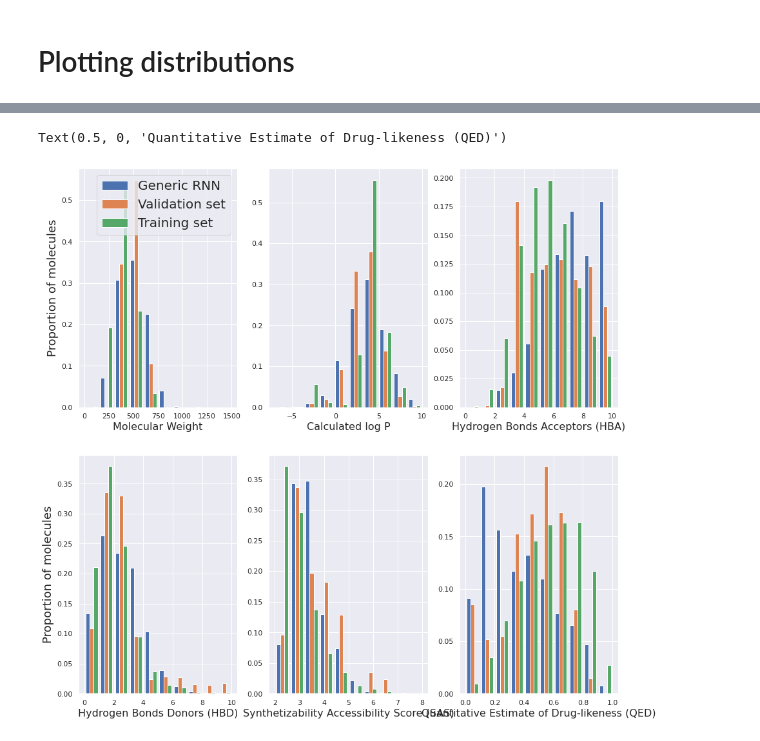
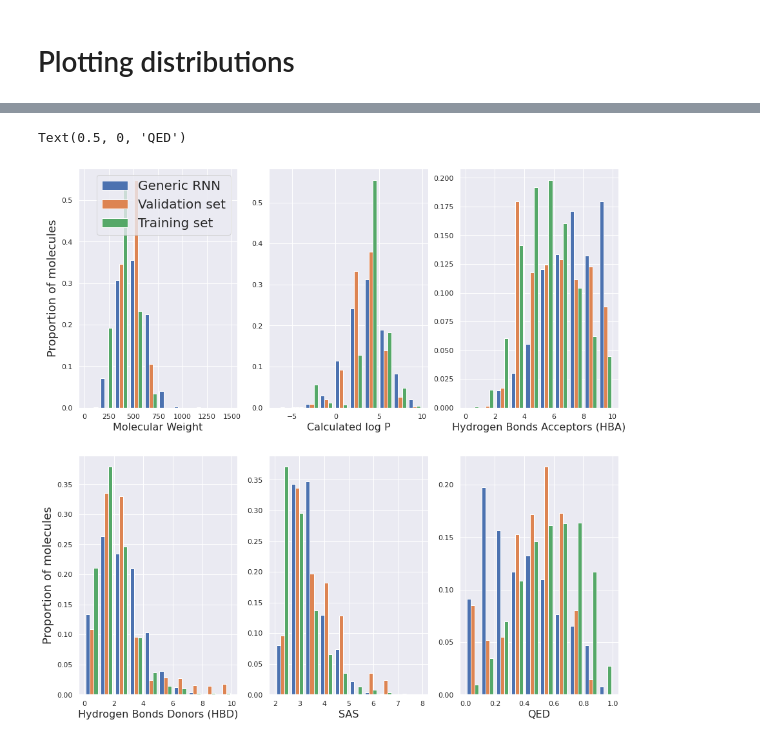
Before and after one commit to maxime-langevin/scaffold-constrained-generation, a Jupyter notebook: Distribution_learning_benchmarks.ipynb, the cells around one changed output, grey strips where cells are left out. Cells and saved outputs as stored; diff of their text form; code cells hidden in the pictures.

```diff
--- a/Distribution_learning_benchmarks.ipynb
+++ b/Distribution_learning_benchmarks.ipynb
@@ -293,8 +296,9 @@ drd2_patterns = ['c1(*)cccc2c1OCC(N(*)C(*))C2',
                  'O=C(NCC1N(*)CCC1)c1c(*)ccc(*)c1O(*)',
                  'O=C(NCCN1CCN(*)CC1)c1cc(Br)c2ccccc2c1(*)']
 # %%
-for i, pattern in enumerate(patterns):
-    val, uniques, mw, logp, synthetic_as, qeds, _, _ = validity_and_uniqueness_assessement(pattern, n_tryouts=10000, save_path='data/results_distribution_learning_benchmark/scaffold_'+str(i)+'_surechembl')
+if run_experiments:
+    for i, pattern in enumerate(patterns):
+        val, uniques, mw, logp, synthetic_as, qeds, _, _ = validity_and_uniqueness_assessement(pattern, n_tryouts=10000, save_path='data/results_distribution_learning_benchmark/scaffold_'+str(i)+'_surechembl')
 
-for i, pattern in enumerate(drd2_patterns):
-    val, uniques, mw, logp, synthetic_as, qeds, _, _ = validity_and_uniqueness_assessement(pattern, n_tryouts=10000, save_path='data/results_distribution_learning_benchmark/scaffold_'+str(i)+'_drd2')
+    for i, pattern in enumerate(drd2_patterns):
+        val, uniques, mw, logp, synthetic_as, qeds, _, _ = validity_and_uniqueness_assessement(pattern, n_tryouts=10000, save_path='data/results_distribution_learning_benchmark/scaffold_'+str(i)+'_drd2')
@@ -456,12 +441,15 @@ SAS_Chembl_original = []
 HBA_ChEMBL_original = []
 HBD_ChEMBL_original = []
 for mol in comparisons:
-    MW_Chembl_original.append(Descriptors.ExactMolWt(mol))
-    logP_Chembl_original.append(Descriptors.MolLogP(mol))
-    qed_list_Chembl_original.append(QED.qed(mol))
-    SAS_Chembl_original.append(calculateScore(mol))
-    HBA_ChEMBL_original.append(Lipinski.NumHAcceptors(mol))
-    HBD_ChEMBL_original.append(Lipinski.NumHDonors(mol))
+    try:
+        SAS_Chembl_original.append(calculateScore(mol))
+        MW_Chembl_original.append(Descriptors.ExactMolWt(mol))
+        logP_Chembl_original.append(Descriptors.MolLogP(mol))
+        qed_list_Chembl_original.append(QED.qed(mol))
+        HBA_ChEMBL_original.append(Lipinski.NumHAcceptors(mol))
+        HBD_ChEMBL_original.append(Lipinski.NumHDonors(mol))
+    except:
+        pass
 # %%
 # Getting a subset from ChEMBL ("training set" in the paper)
 suppl = Chem.SmilesMolSupplier('data/ChEMBL_filtered',delimiter='\t')
@@ -480,10 +468,14 @@ qed_list_Chembl = []
 SAS_Chembl = []
 HBA_ChEMBL = []
 HBD_ChEMBL = []
+
 for mol in comparisons:
-    MW_Chembl.append(Descriptors.ExactMolWt(mol))
-    logP_Chembl.append(Descriptors.MolLogP(mol))
-    qed_list_Chembl.append(QED.qed(mol))
-    SAS_Chembl.append(calculateScore(mol))
-    HBA_ChEMBL.append(Lipinski.NumHAcceptors(mol))
-    HBD_ChEMBL.append(Lipinski.NumHDonors(mol))
+    try:
+        SAS_Chembl.append(calculateScore(mol))
+        MW_Chembl.append(Descriptors.ExactMolWt(mol))
+        logP_Chembl.append(Descriptors.MolLogP(mol))
+        qed_list_Chembl.append(QED.qed(mol))
+        HBA_ChEMBL.append(Lipinski.NumHAcceptors(mol))
+        HBD_ChEMBL.append(Lipinski.NumHDonors(mol))
+    except:
+        pass
@@ -504,34 +514,34 @@ plt.subplot(232)
 plt.hist([logP, logP_Chembl, logP_Chembl_original], weights=[np.ones(len(logP)) / len(logP),
                                                        np.ones(len(logP_Chembl)) / len(logP_Chembl),
                                                        np.ones(len(logP_Chembl_original)) / len(logP_Chembl_original),], range= (-7,10), label=['Generated molecules', 'SureChEMBL molecules', 'ChEMBL molecules'])
 plt.xlabel('Calculated log P', fontsize=16)
 
 
 plt.subplot(233)
 plt.hist([HBA, HBA_ChEMBL_original, HBA_ChEMBL], weights=[np.ones(len(HBA)) / len(HBA),
                                                        np.ones(len(HBA_ChEMBL_original)) / len(HBA_ChEMBL_original),
                                                        np.ones(len(HBA_ChEMBL)) / len(HBA_ChEMBL),], range= (0,10), label=['Generated molecules', 'SureChEMBL molecules', 'ChEMBL molecules'])
 plt.xlabel('Hydrogen Bonds Acceptors (HBA)', fontsize=16)
 
 plt.subplot(234)
 plt.hist([HBD, HBD_ChEMBL_original, HBD_ChEMBL], weights=[np.ones(len(HBD)) / len(HBD),
                                                        np.ones(len(HBD_ChEMBL_original)) / len(HBD_ChEMBL_original),
                                                        np.ones(len(HBD_ChEMBL)) / len(HBD_ChEMBL),], range= (0,10), label=['Generated molecules', 'SureChEMBL molecules', 'ChEMBL molecules'])
 plt.ylabel('Proportion of molecules', fontsize=18)
 plt.xlabel('Hydrogen Bonds Donors (HBD)', fontsize=16)
 
 plt.subplot(235)
 plt.hist([SAS, SAS_Chembl_original, SAS_Chembl], weights=[np.ones(len(SAS)) / len(SAS),
                                                        np.ones(len(SAS_Chembl_original)) / len(SAS_Chembl_original),
                                                        np.ones(len(SAS_Chembl)) / len(SAS_Chembl),], range= (2,8), label=['Generated molecules', 'SureChEMBL molecules', 'ChEMBL molecules'])
-plt.xlabel('Synthetizability Accessibility Score (SAS)', fontsize=16)
+plt.xlabel('SAS', fontsize=16)
 
 plt.subplot(236)
 plt.hist([QEDs, qed_list_Chembl_original, qed_list_Chembl], weights=[np.ones(len(QEDs)) / len(QEDs),
                                                        np.ones(len(qed_list_Chembl_original)) / len(qed_list_Chembl_original),
                                                        np.ones(len(qed_list_Chembl)) / len(qed_list_Chembl),], range= (0,1), label=['Generic RNN', 'Validation set', 'Training set'])
 
-plt.xlabel('Quantitative Estimate of Drug-likeness (QED)', fontsize=16)
+plt.xlabel('QED', fontsize=16)
 # %% [output]
-Text(0.5, 0, 'Quantitative Estimate of Drug-likeness (QED)')
+Text(0.5, 0, 'QED')
-[figure, old version]
+[figure, new version]
```
Also changed, not shown: parts of 7 cells of this notebook, 3 other files.
